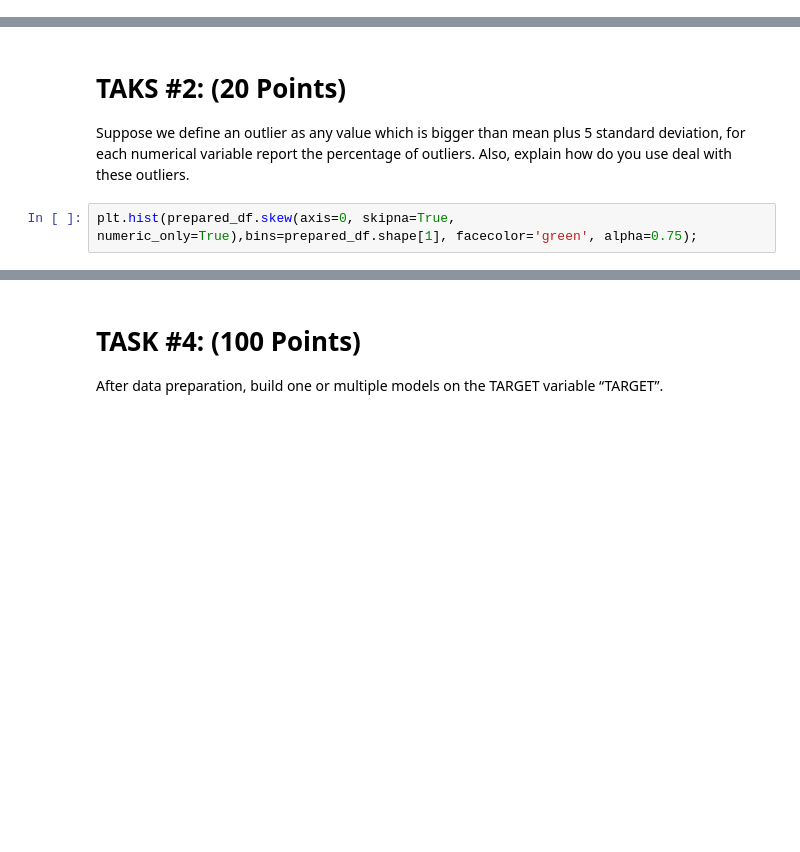
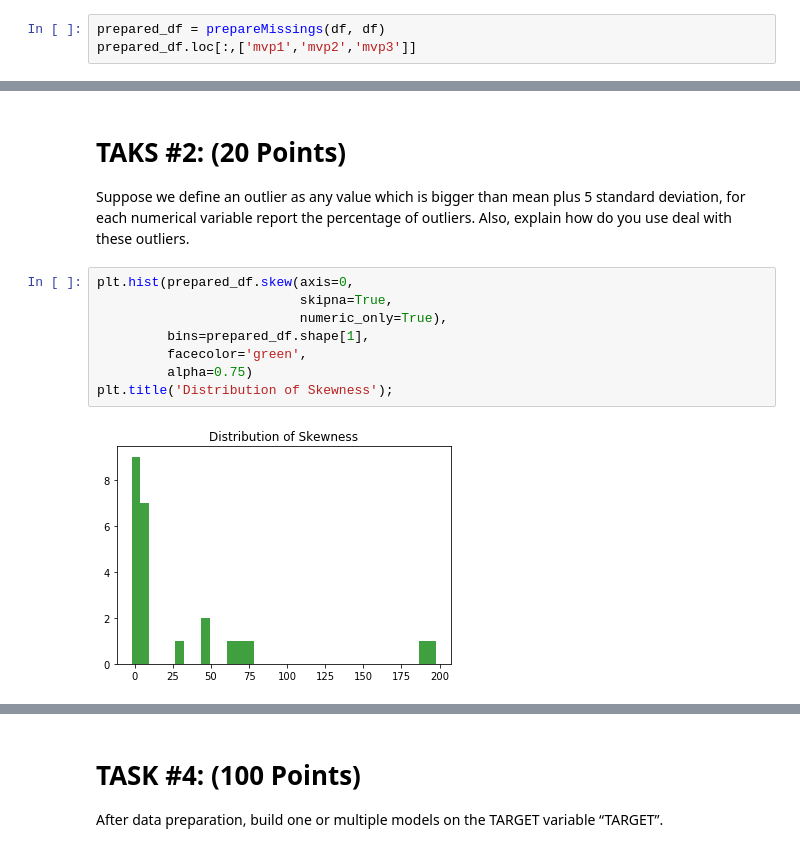
Before and after one commit to LMoros/STA6704, a Jupyter notebook: STA6704_LuisMoros_MidTerm.ipynb, the cells around one changed output, grey strips where cells are left out. Drawn from its saved outputs; the diff is of its cells as text; blank space fills up the shorter version.

```diff
--- a/STA6704_LuisMoros_MidTerm.ipynb
+++ b/STA6704_LuisMoros_MidTerm.ipynb
@@ -188,0 +156,3 @@ prepared_df
+# %%
+prepared_df = prepareMissings(df, df)
+prepared_df.loc[:,['mvp1','mvp2','mvp3']]
@@ -198,6 +243,14 @@ TAKS #2: (20 Points)
 ===
 Suppose we define an outlier as any value which is bigger than mean plus 5 standard deviation, for each numerical variable report the percentage of outliers.  Also, explain how do you use deal with these outliers.
 # %%
-plt.hist(prepared_df.skew(axis=0, skipna=True, numeric_only=True),bins=prepared_df.shape[1], facecolor='green', alpha=0.75);
+plt.hist(prepared_df.skew(axis=0,
+                          skipna=True,
+                          numeric_only=True),
+         bins=prepared_df.shape[1],
+         facecolor='green',
+         alpha=0.75)
+plt.title('Distribution of Skewness');
+# %% [output]
+[figure, added]
 # %%
 prepared_df.skew(axis=0, skipna=True, numeric_only=True).sort_values()
```
Also changed, not shown: parts of 53 cells of this notebook.
